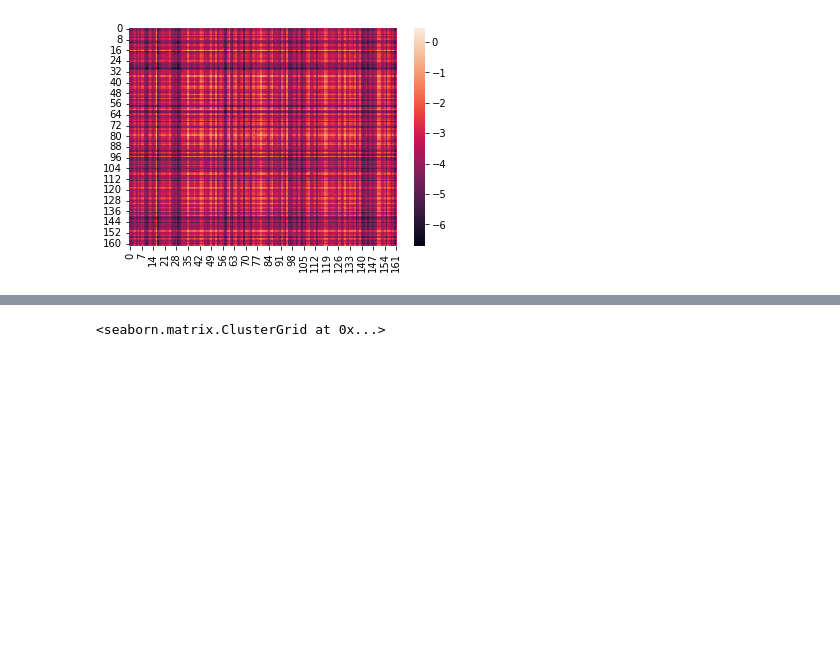
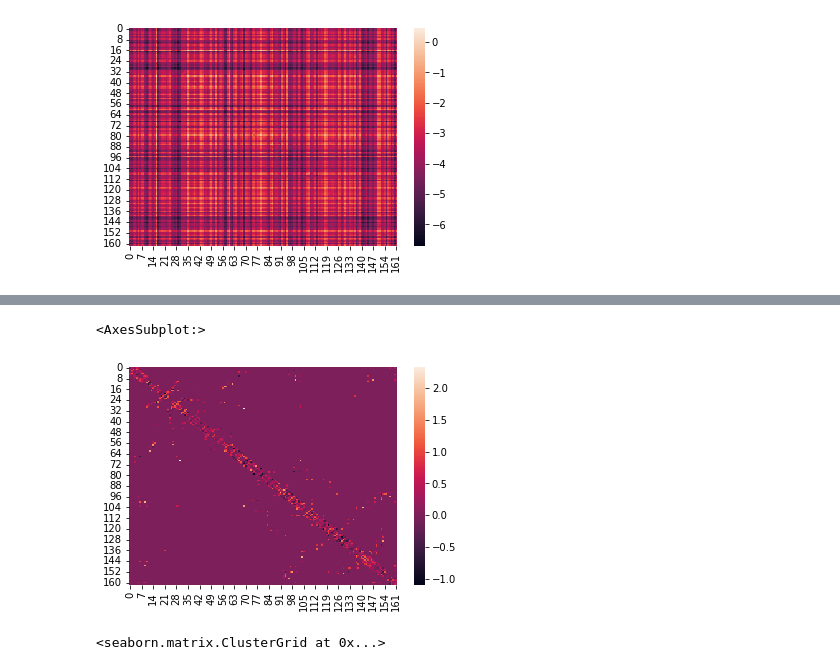
Before and after one commit to HanaJaafari/Frustratometer, a Jupyter notebook: jupyter/DCA_frustration_example.ipynb, the cells around one changed output, grey strips where cells are left out. Drawn from its saved outputs; the diff is of its cells as text; code cells hidden in the pictures; blank space fills up the shorter version.

```diff
--- a/jupyter/DCA_frustration_example.ipynb
+++ b/jupyter/DCA_frustration_example.ipynb
@@ -31,3 +36,8 @@ sns.heatmap(model.frustration('mutational'))
+# %%
+sns.heatmap(model.frustration('contact',correction=0.1))
+# %% [output]
+<AxesSubplot:>
+[figure, added]
 # %%
 sns.clustermap(model.decoy_energy('singleresidue'))
 # %% [output]
```
Also changed, not shown: parts of 8 cells of this notebook, 1 other file.
